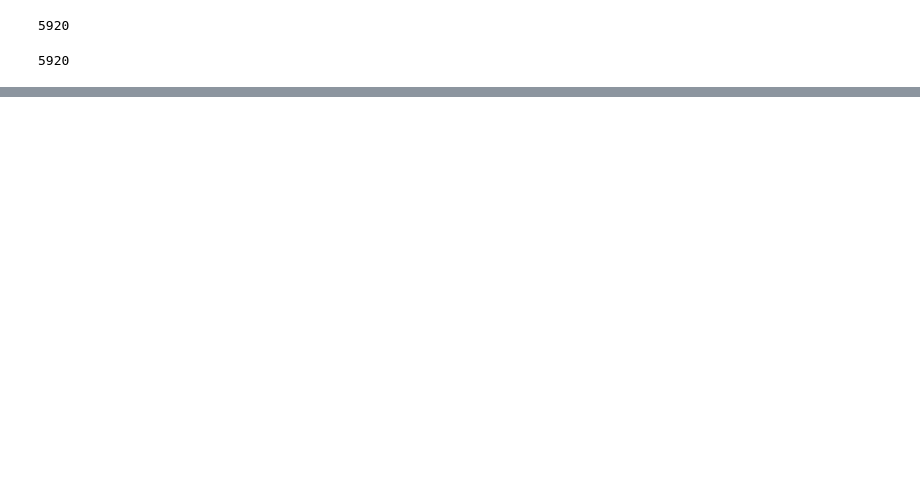
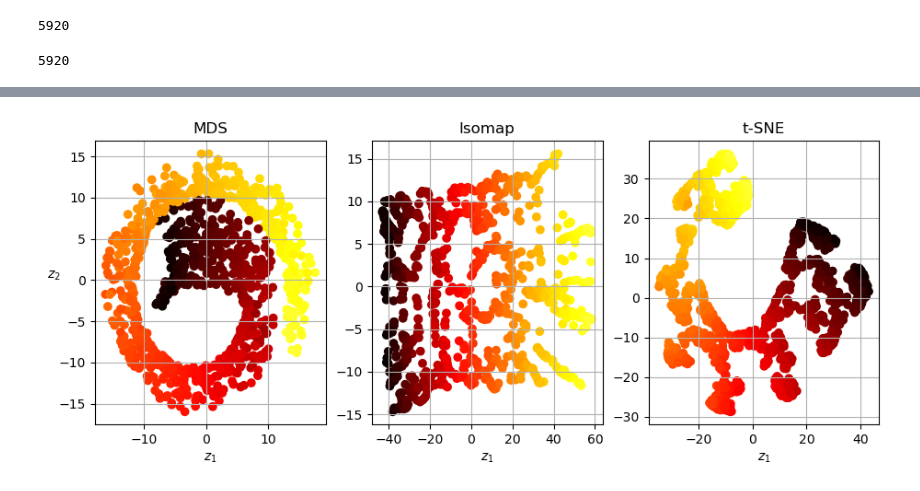
Before and after one commit to ufidon/ml, a Jupyter notebook: mod4/dr.ipynb, the cells around one changed output, grey strips where cells are left out. Cells and saved outputs as stored; diff of their text form; code cells hidden in the pictures; blank space fills up the shorter version.

```diff
--- a/mod4/dr.ipynb
+++ b/mod4/dr.ipynb
@@ -753,0 +901,38 @@ SparseRandomProjection transform
+# %%
+# 1. Other dimensionality reduction techniques
+# - sklearn.manifold.MDS
+#   - flatten the Swiss roll without losing its global curvature
+# - sklearn.manifold.Isomap
+#   - dropped the global curvature entirely
+# - sklearn.manifold.TSNE
+#   - flatten the Swiss roll, preserved a bit of curvature,
+#   - and it also amplified clusters, tore the roll apart
+
+from sklearn.manifold import MDS,Isomap,TSNE
+
+mds = MDS(n_components=2, normalized_stress=False, random_state=42)
+X_reduced_mds = mds.fit_transform(X_swiss)
+
+isomap = Isomap(n_components=2)
+X_reduced_isomap = isomap.fit_transform(X_swiss)
+
+tsne = TSNE(n_components=2, init="random", learning_rate="auto",
+            random_state=42)
+X_reduced_tsne = tsne.fit_transform(X_swiss)
+# %%
+# 1.1 Visualize other dimensionality reduction techniques
+titles = ["MDS", "Isomap", "t-SNE"]
+
+figc, axc = plt.subplots(1,3, figsize=(11, 4))
+
+for subplot, title, X_reduced in zip((0,1,2), titles,
+                                     (X_reduced_mds, X_reduced_isomap, X_reduced_tsne)):
+    ax = axc[subplot]
+    ax.set_title(title)
+    ax.scatter(X_reduced[:, 0], X_reduced[:, 1], c=t, cmap=darker_hot)
+    ax.set_xlabel("$z_1$")
+    if subplot == 0:
+        ax.set_ylabel("$z_2$", rotation=0)
+    ax.grid(True);
+# %% [output]
+[figure, added]
```
Also changed, not shown: parts of 25 cells of this notebook.
